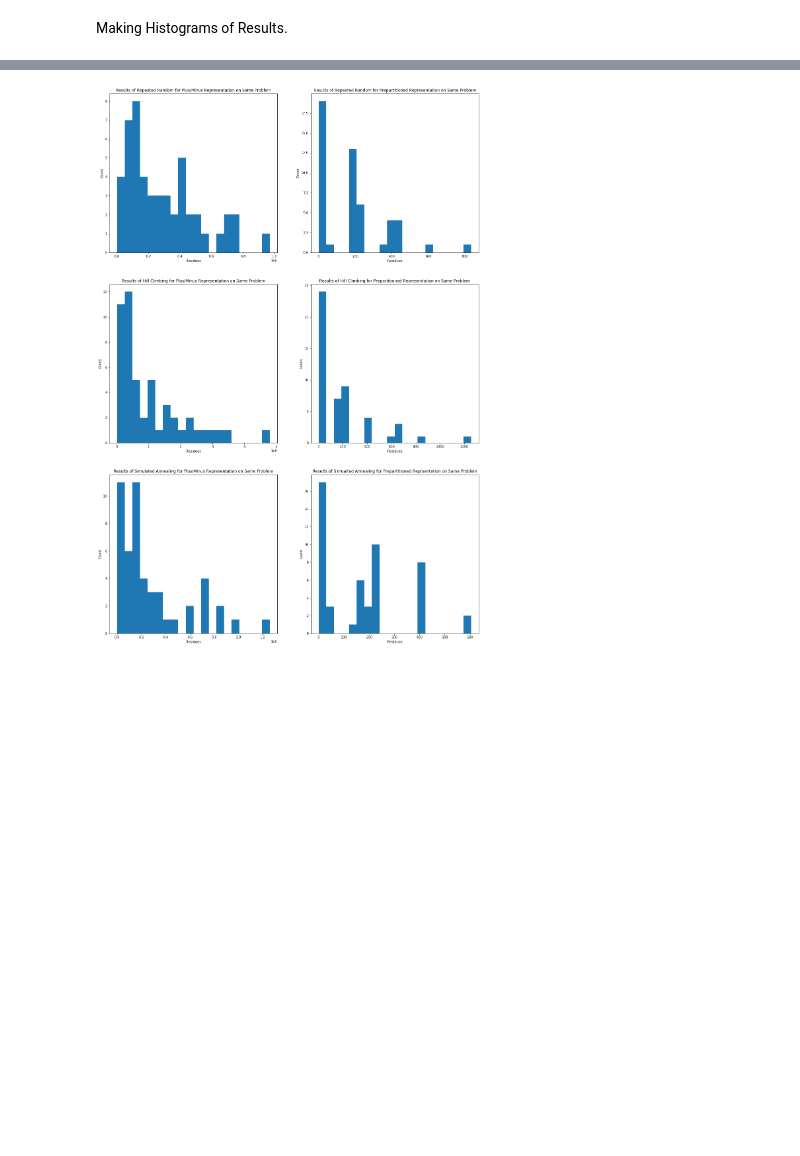
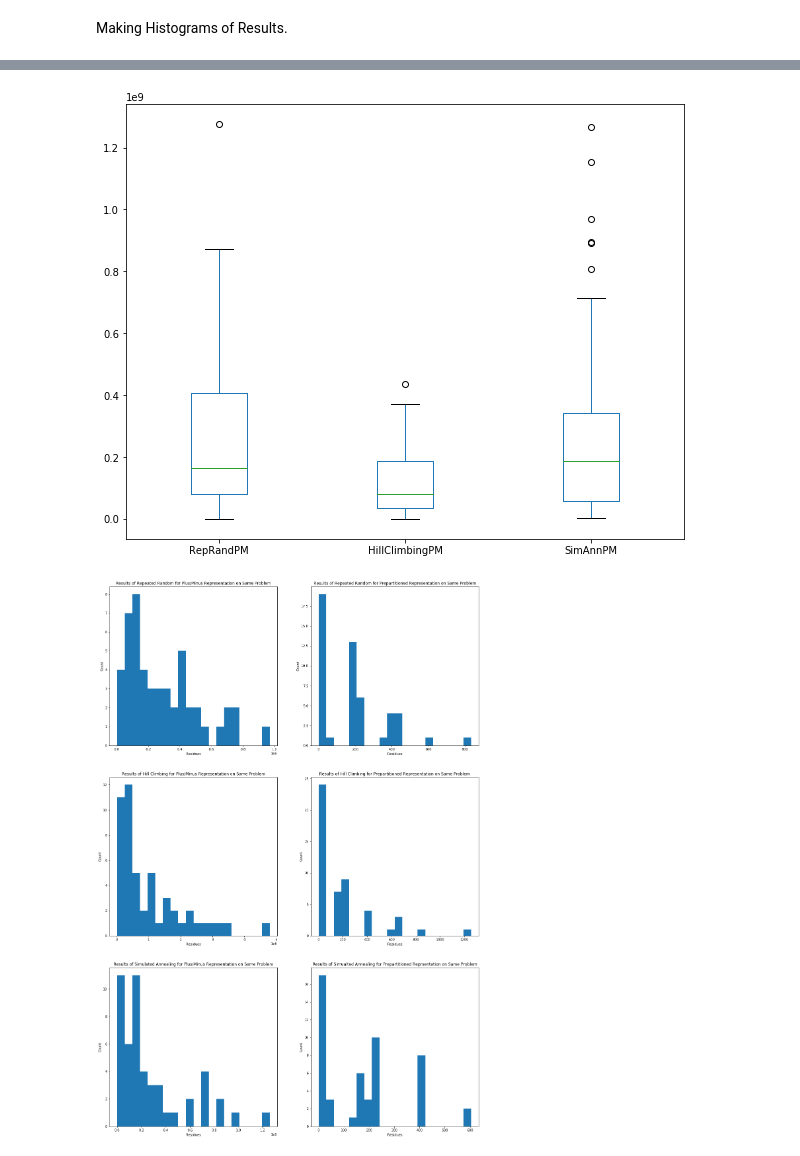
Before and after one commit to valvarez1218/CS124-ProgramPset3, a Jupyter notebook: results.ipynb, the cells around one changed output, grey strips where cells are left out. Cells and saved outputs as stored; diff of their text form; code cells hidden in the pictures; blank space fills up the shorter version.

```diff
--- a/results.ipynb
+++ b/results.ipynb
@@ -40,3 +51,8 @@ plt.show()
+# %%
+data[['RepRandPM', 'HillClimbingPM', 'SimAnnPM']].plot(kind='box', figsize=(10, 8))
+plt.show()
+# %% [output]
+[figure, added]
 # %%
 dataSameA = pd.read_csv('allResultsSameA.txt', sep=',', header=None)
 dataSameA.columns = columns
```
Also changed, not shown: parts of 6 cells of this notebook, 3 other files.
